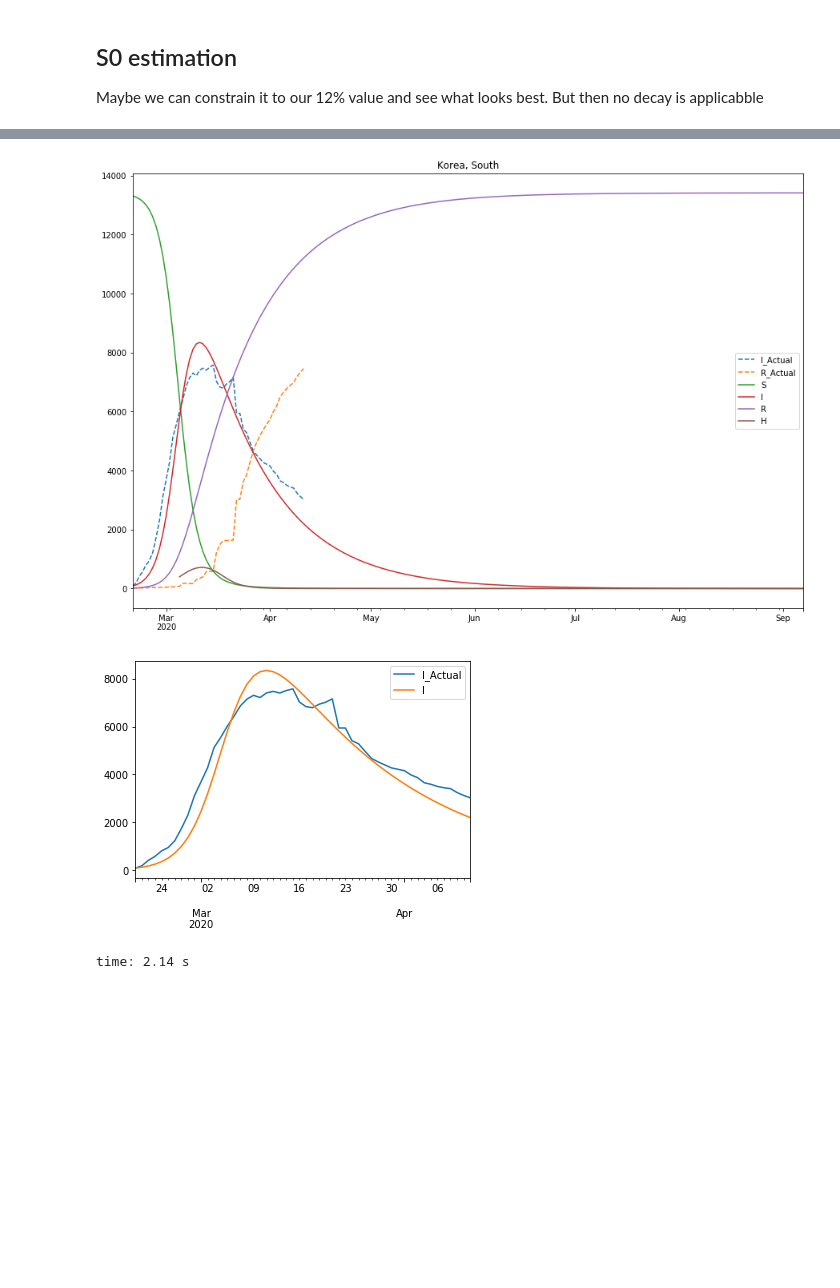
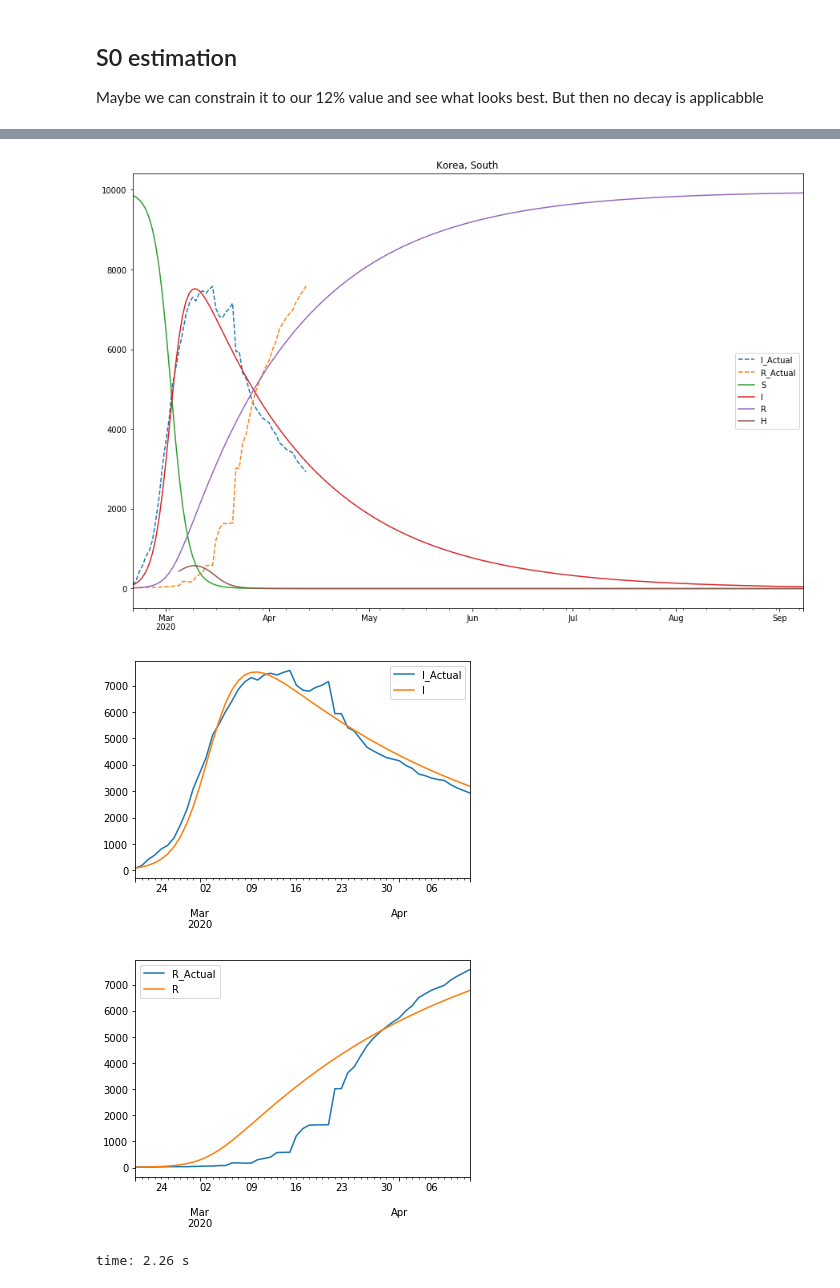
Before and after one commit to comunidadexp/sirfh-covid, a Jupyter notebook: Covid Spread Model.ipynb, the cells around one changed output, grey strips where cells are left out. Saved outputs shown, nothing was run; the diff lists cells and outputs as text; code cells hidden in the pictures; blank space fills up the shorter version.

```diff
--- a/Covid Spread Model.ipynb
+++ b/Covid Spread Model.ipynb
@@ -567,9 +567,9 @@ Maybe we can constrain it to our 12% value and see what looks best. But then no
 t1 = SIR('Korea, South',
          N=15000,
          #N=1e6,
-         alpha=1,
+         alpha=0.8,
          betaBounds = (0.1, 4.0),
-         gammaBounds = (0.05, 2.0),
+         gammaBounds = (0.01, 0.20),
          S0bounds = (5000, 50e6 * .12),
          nth = 100,
          hospRate = 0.07,
@@ -579,7 +579,9 @@ t1 = SIR('Korea, South',
          #forcedBeta = 3,
          #quarantineDate = dt.datetime(2020,3,16), #italy lockdown was on the 9th
          #estimateBeta2 = True
-         estimateS0 = True
+         estimateS0 = True,
+         R0bounds = None,
+
                 )
 
 t1.train()
@@ -587,6 +589,7 @@ t1.train()
 #italy_beta = t1.beta2
 t1.main_plot()
 t1.I_fit_plot()
+t1.R_fit_plot()
 print('\nMax:')
 print(t1.df.I.max())
 print('Est:')
@@ -607,3 +610,4 @@ H Max:
-[figure, old version]
+[figure, new version]
-[figure, old version]
+[figure, new version]
+[figure, added]
-time: 2.14 s
+time: 2.26 s
```
Also changed, not shown: parts of 5 cells of this notebook, 1 other file.
